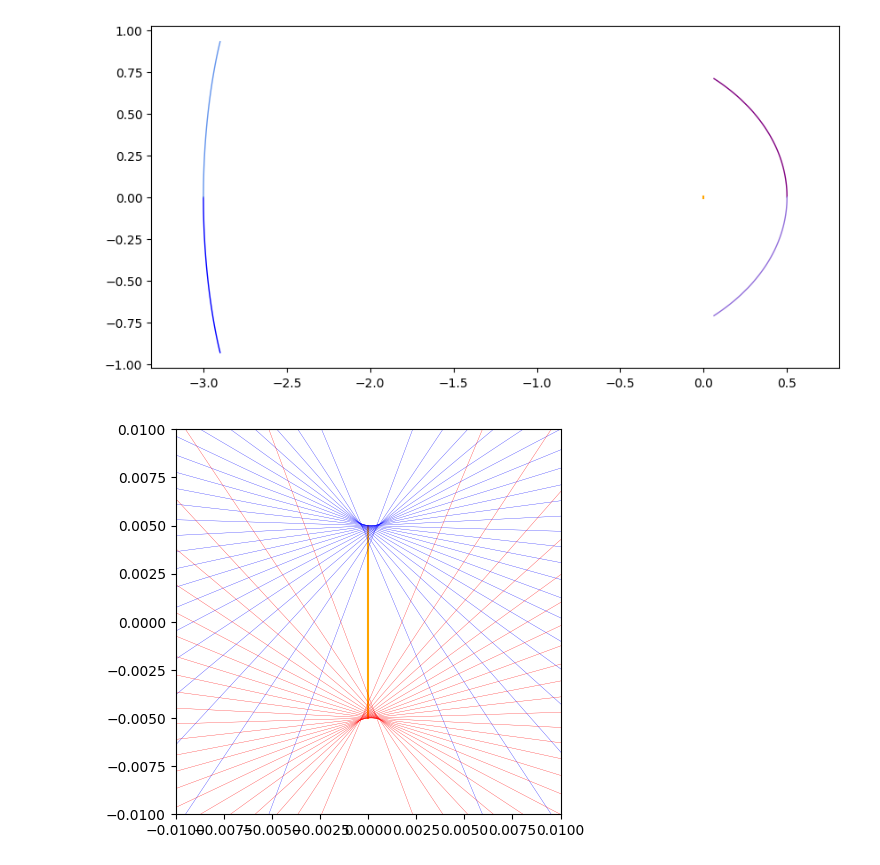
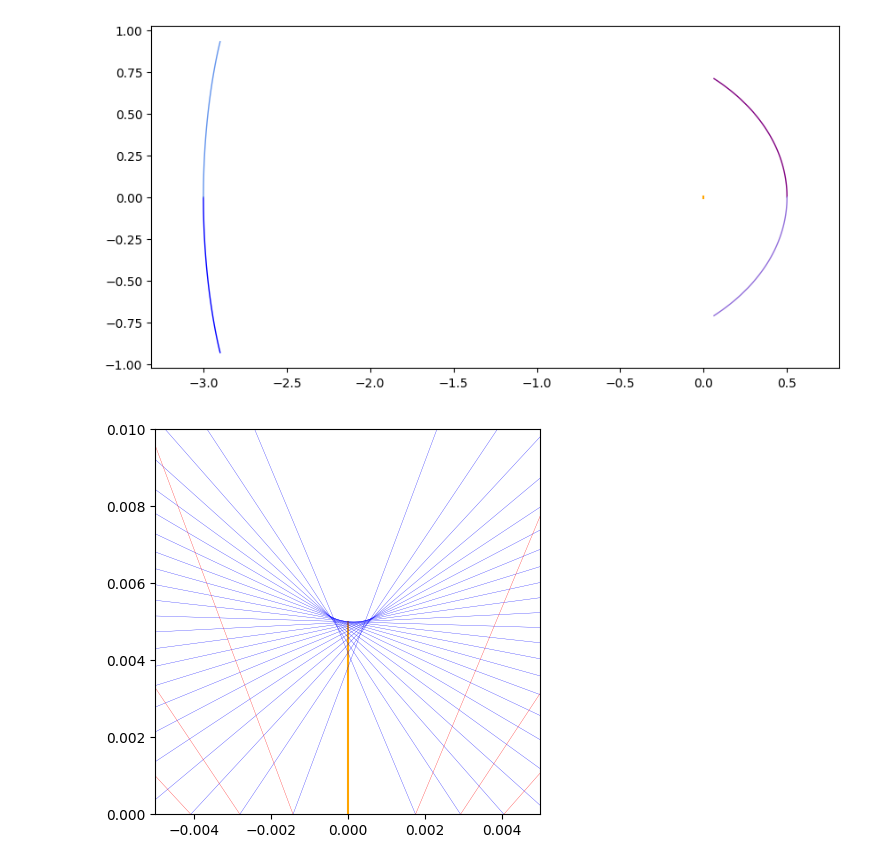
Before and after one commit to ssteinberg/solar_optical_concentrator, a Jupyter notebook: plotinfarb.ipynb, the cells around one changed output. Cells and saved outputs as stored; diff of their text form; code cells hidden in the pictures.

```diff
--- a/plotinfarb.ipynb
+++ b/plotinfarb.ipynb
@@ -30,23 +30,23 @@ plt.show()
 # %%
 extr1 = np.loadtxt('datainfarb/extrinf1.csv', delimiter = ',')
 extr2 = np.loadtxt('datainfarb/extrinf2.csv', delimiter = ',')
 
 plt.plot([0, 0], [-0.005, 0.005], c = 'orange')
 
 plt.plot(mirror1a[:, 0], mirror1a[:, 1], linewidth = 1, c = 'blue', label = 'mirror 1a')
 plt.plot(mirror1b[:, 0], mirror1b[:, 1], linewidth = 1, c = 'cornflowerblue', label = 'mirror 1b')
 plt.plot(mirror2a[:, 0], mirror2a[:, 1], linewidth = 1, c = 'purple', label = 'mirror 2a')
 plt.plot(mirror2b[:, 0], mirror2b[:, 1], linewidth = 1, c = 'mediumpurple', label = 'mirror 2b')
 
 for row in extr1: plt.plot([row[0], row[2]], [row[1], row[3]], linewidth = 0.2, c = 'blue')
 for row in extr2: plt.plot([row[0], row[2]], [row[1], row[3]], linewidth = 0.2, c = 'red')
 
 # plt.axis('equal')
 plt.axis('square')
-zoom = 0.01
-plt.axis([-zoom, zoom, -zoom, zoom])
-# zoom = 0.005
-# plt.axis([-zoom, zoom, 0.005 - zoom, 0.005 + zoom])
+# zoom = 0.01
+# plt.axis([-zoom, zoom, -zoom, zoom])
+zoom = 0.005
+plt.axis([-zoom, zoom, 0.005 - zoom, 0.005 + zoom])
 plt.show()
 # %% [output]
-[figure, old version]
+[figure, new version]
```
Also changed, not shown: 2 other files.
